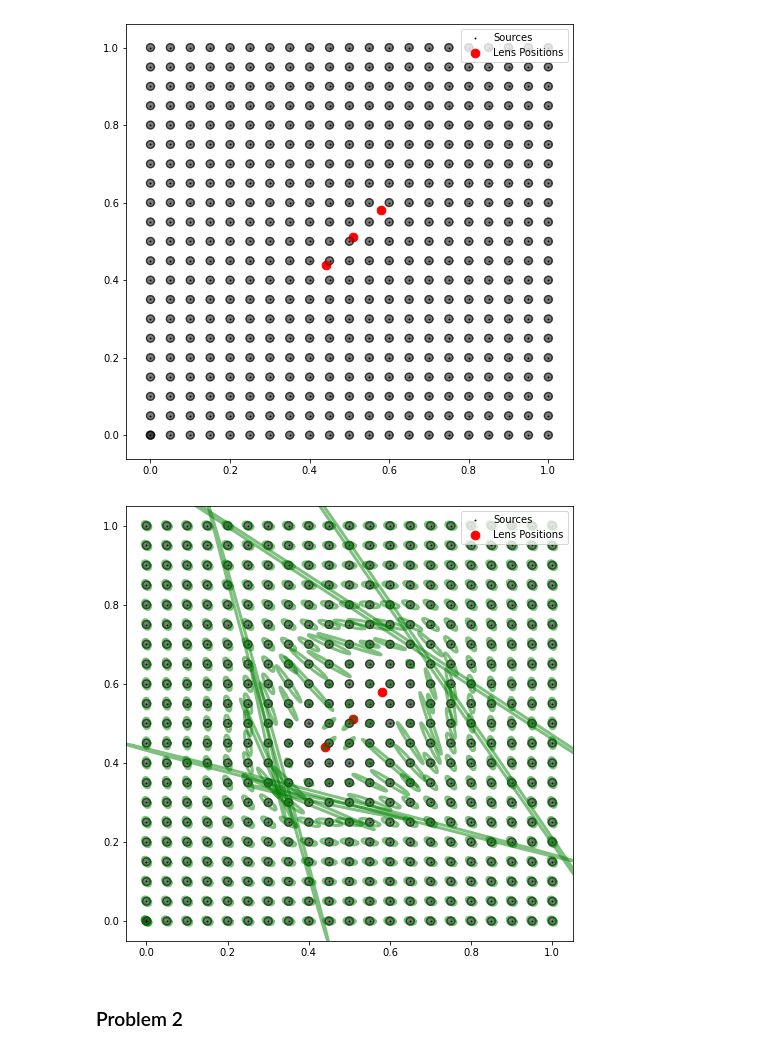
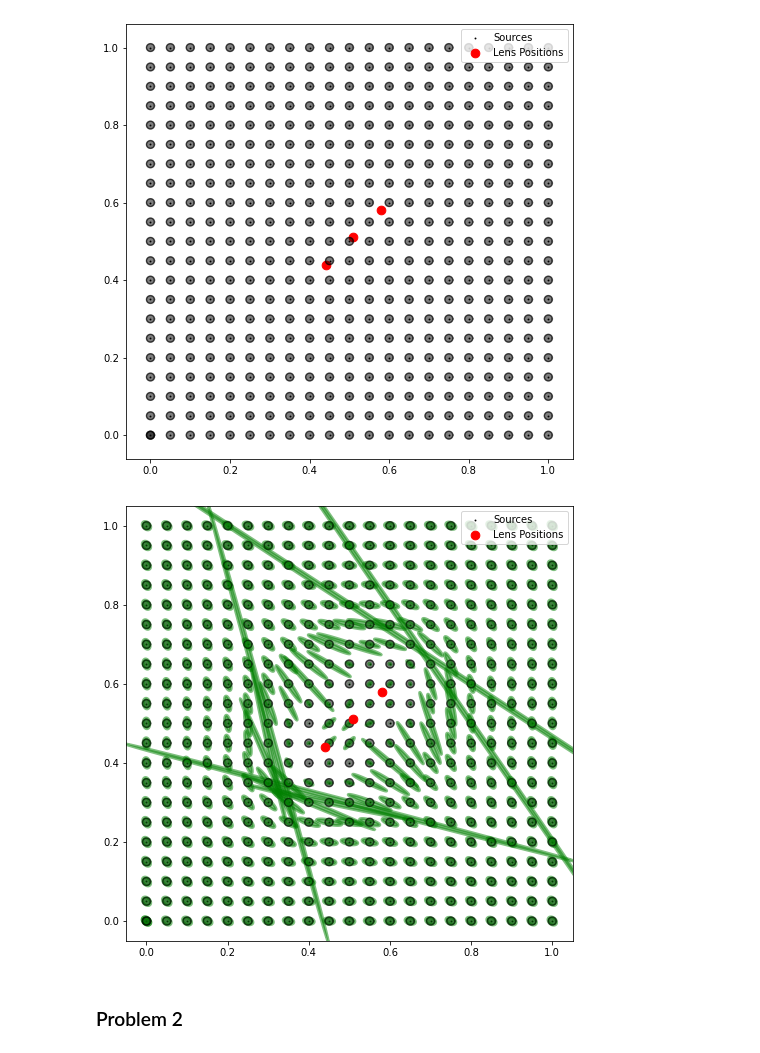
Before and after one commit to tylerbarna/AST8110, a Jupyter notebook: pset06/pset06.ipynb, the cells around one changed output. Saved outputs shown, nothing was run; the diff lists cells and outputs as text; code cells hidden in the pictures.

```diff
--- a/pset06/pset06.ipynb
+++ b/pset06/pset06.ipynb
@@ -161,8 +161,8 @@ def gamma(source):
     """
     xy = np.abs(source - lens_xy)
     #print(xy)
-    gamma1 = np.sum([b* (xy[1]**2 - xy[0]**2)/(2* rad **3) for xy,rad in zip(xy,R(source))])
-    gamma2 = np.sum([- b * xy[0] * xy[1] / (rad **3) for xy,rad in zip(xy,R(source))])
+    gamma1 = [b* (xy[1]**2 - xy[0]**2)/(2* rad **3) for xy,rad in zip(xy,R(source))]
+    gamma2 = [- b * xy[0] * xy[1] / (rad **3) for xy,rad in zip(xy,R(source))]
     return gamma1, gamma2
 
 def kappa(source):
@@ -170,39 +170,39 @@ def kappa(source):
     Calculates the kappa value at a given source position
     """
     kap = [b/(2*rad) for rad in R(source)]
-    return np.sum(kap)
+    return kap
 
 def shear(source):
     gamma1, gamma2 = gamma(source)
-    g1 = gamma1 / (1 - kappa(source))
-    g2 = gamma2 / (1 - kappa(source))
+    g1 = np.sum(gamma1) / (1 - np.sum(kappa(source)))
+    g2 = np.sum(gamma2) / (1 - np.sum(kappa(source)))
     return g1, g2
 
 def plot_shear(x, y):
     g1, g2 = shear([x,y])
     t = np.linspace(0, 2*np.pi, 100)
     source = np.array([sr * np.cos(t), sr * np.sin(t)])
     trans_matrix = np.array([[1-g1, -g2],
                              [-g2, 1+g1]])
     image = np.zeros((2,source.shape[1]))
 
     for i in range(source.shape[1]):
         image[:,i] = np.dot(inv(trans_matrix),source[:,i])
     x1, y1 = x + image[0,:], y + image[1,:]
-    ax.plot(x1, y1, color="g", alpha=0.5,lw=3)
+    ax.fill(x1, y1, color="g", alpha=0.5,lw=3)
 plot_shear = np.vectorize(plot_shear)
 
 fig, ax = plt.subplots(figsize=(8,8),facecolor="w")
 ax.scatter(xx, yy,  color="k",s=0.8, label="Sources");
 ps(xx,yy) ## plot the original source positions
 plot_shear(xx,yy) ## plot the shear
-ax.scatter(lens_xy[:,0], lens_xy[:,1], color="r", s=75, label="Lens Positions"); ## plot the lens positions
+ax.scatter(lens_xy[:,0], lens_xy[:,1], color="r", s=75, label="Lens Positions",zorder=1000); ## plot the lens positions
 ax.set_xlim(-0.05,1.05); ax.set_ylim(-0.05,1.05)
 
 ax.legend(loc="upper right")
 plt.show();
 # %% [output]
-[figure, old version]
+[figure, new version]
 # %% [markdown]
 ### Problem 2
 # %% [markdown]
```
